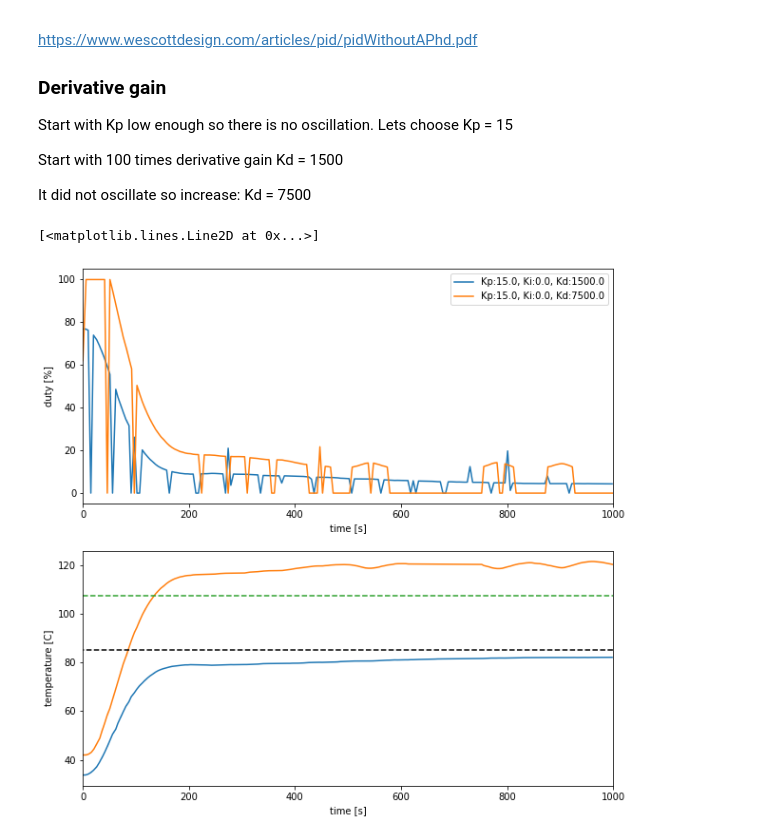
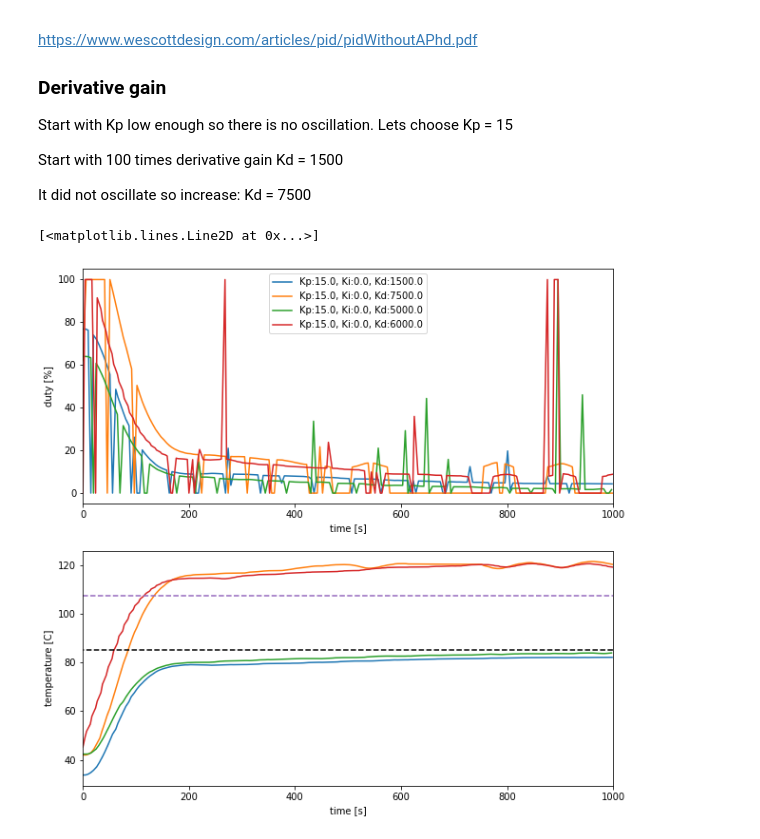
Before and after one commit to willhunt/silvia, a Jupyter notebook: docs/docs/control/assets/silvia_manual_tuning.ipynb, the cells around one changed output. Drawn from its saved outputs; the diff is of its cells as text; code cells hidden in the pictures.

```diff
--- a/docs/docs/control/assets/silvia_manual_tuning.ipynb
+++ b/docs/docs/control/assets/silvia_manual_tuning.ipynb
@@ -582,26 +582,28 @@ Kd = 7500
 # %%
 dataset_filenames = [
     "silvia_response_data_kp15ki0kd1500_v01.json",
     "silvia_response_data_kp15ki0kd7500_v01.json",
+    "silvia_response_data_kp15ki0kd5000_v01.json",
+    "silvia_response_data_kp15ki0kd6000_v01.json",
 ]
 datasets = load_silvia_responses(dataset_filenames, time=[0, 1000])
 fig, [ax_u, ax_T] = plt.subplots(nrows=2, ncols=1, figsize=(10, 10))
 for dataset in datasets:
     label = "Kp:{0}, Ki:{1}, Kd:{2}".format(dataset["K"][0], dataset["K"][1], dataset["K"][2])
     ax_u.plot(dataset["t"], dataset["u"], label=label)
     ax_T.plot(dataset["t"], dataset["T"], label=label)
 ax_T.plot(ax_T.get_xlim(), [setpoint, setpoint], '--', c='k')
 ax_u.set_xlabel('time [s]')
 ax_u.set_ylabel('duty [%]')
 ax_T.set_xlabel('time [s]')
 ax_T.set_ylabel('temperature [C]')
 ax_u.legend()
 ax_u.set_xlim(0, 1000)
 ax_T.set_xlim(0, 1000)
 
 # 50% overshoot from 40degC
 T_overshoot = (setpoint - 40) / 2 + setpoint
 ax_T.plot(ax_T.get_xlim(), [T_overshoot, T_overshoot], '--')
 # %% [output]
 [<matplotlib.lines.Line2D at 0x...>]
-[figure, old version]
+[figure, new version]
```
Also changed, not shown: 4 other files.
